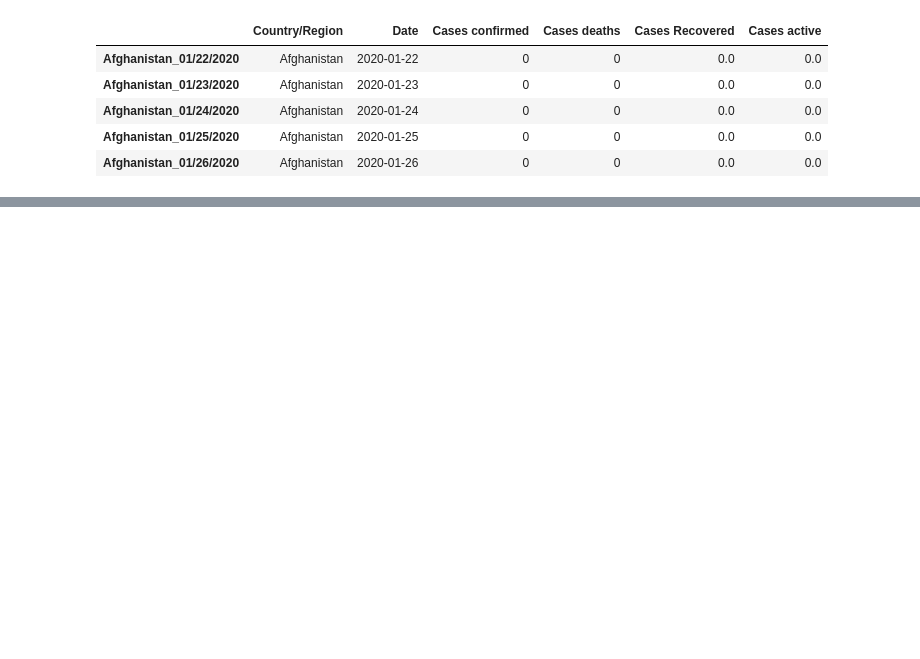
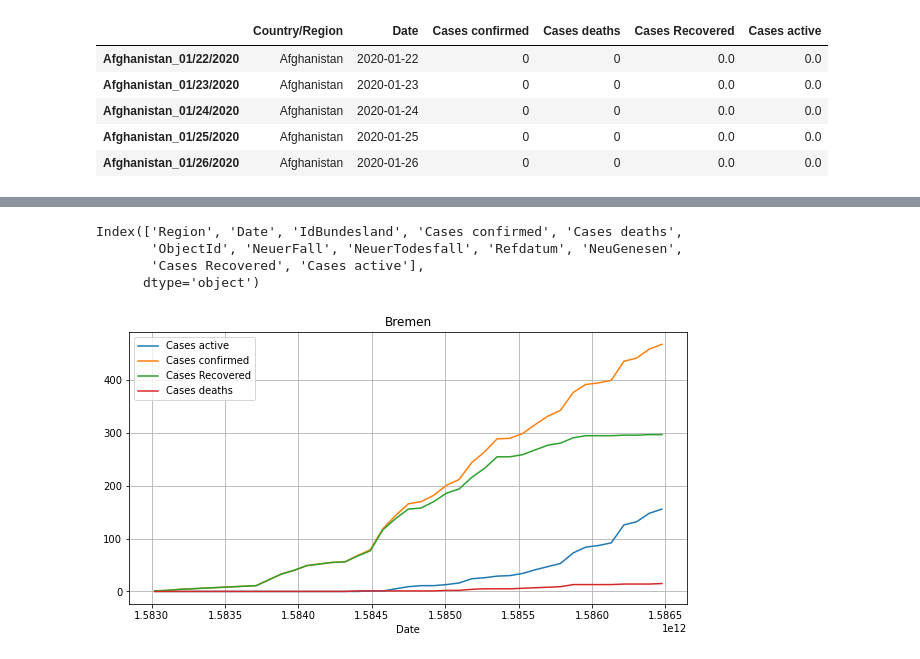
Before and after one commit to petetheat/covid19, a Jupyter notebook: Covid19_data.ipynb, the cells around one changed output, grey strips where cells are left out. Cells and saved outputs as stored; diff of their text form; code cells hidden in the pictures; blank space fills up the shorter version.

```diff
--- a/Covid19_data.ipynb
+++ b/Covid19_data.ipynb
@@ -37,0 +56,8 @@ data.plot('France')
+# %%
+rki.plot(region='Bremen')
+# %% [output]
+Index(['Region', 'Date', 'IdBundesland', 'Cases confirmed', 'Cases deaths',
+       'ObjectId', 'NeuerFall', 'NeuerTodesfall', 'Refdatum', 'NeuGenesen',
+       'Cases Recovered', 'Cases active'],
+      dtype='object')
+[figure, added]
```
Also changed, not shown: parts of 8 cells of this notebook, 3 other files.
